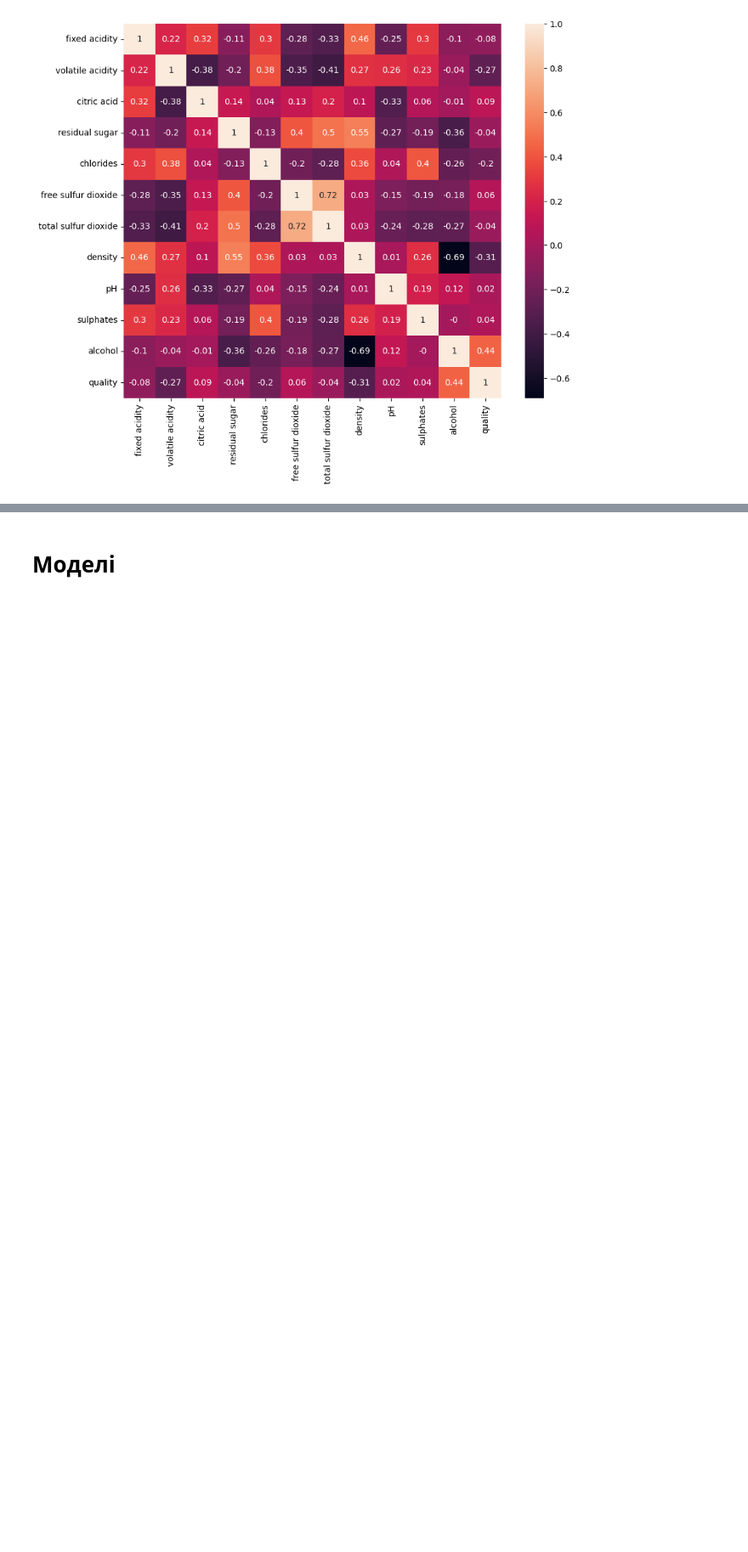
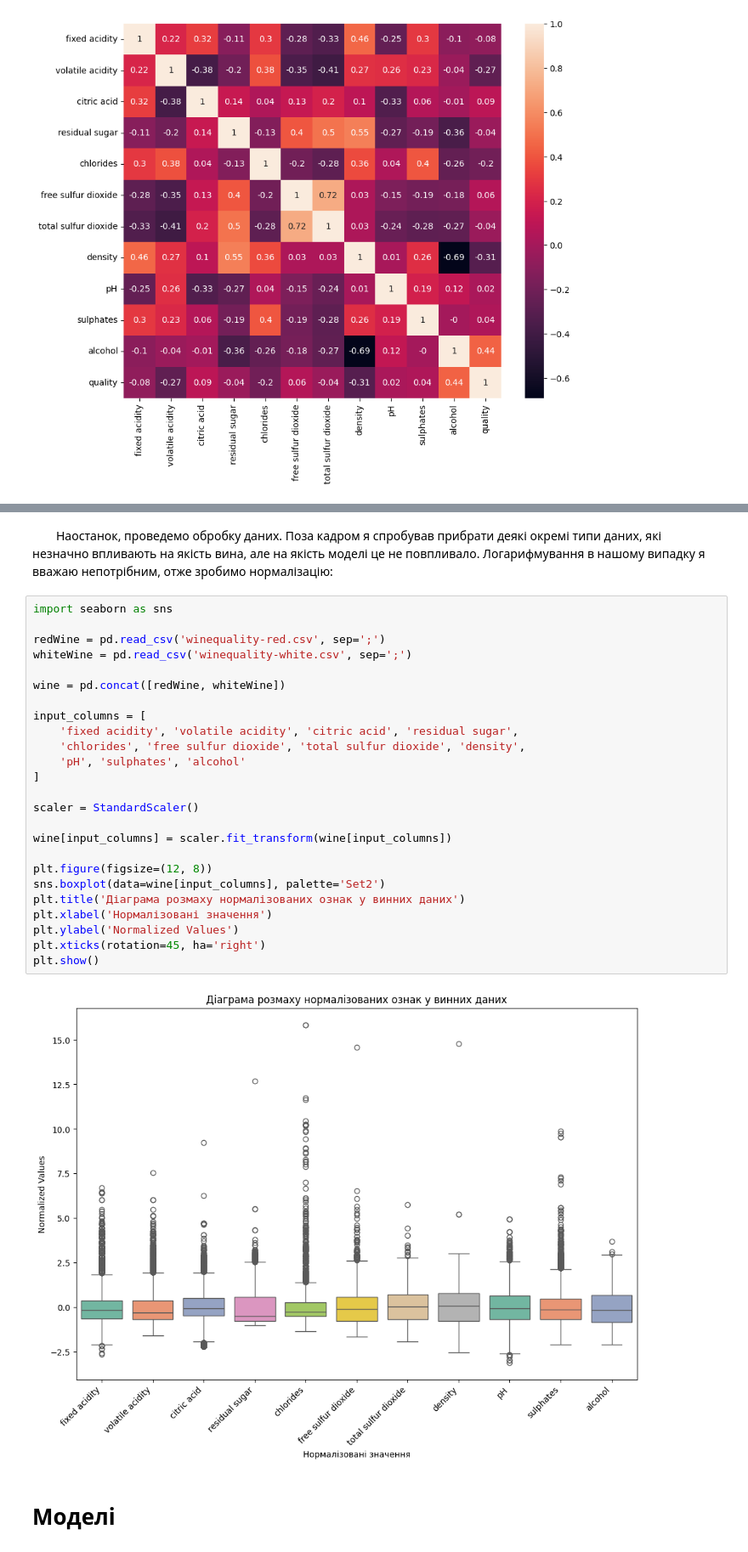
Before and after one commit to ArgasDTiger/Researching-Wines--Vinho-Verde-, a Jupyter notebook: main.ipynb, the cells around one changed output, grey strips where cells are left out. Shown at 85% size. Saved outputs shown, nothing was run; the diff lists cells and outputs as text; blank space fills up the shorter version.

```diff
--- a/main.ipynb
+++ b/main.ipynb
@@ -111,4 +109,33 @@ plot = sns.heatmap(corr_mat_wine, annot = True)
 </ul>
+# %% [markdown]
+&emsp;&emsp;Наостанок, проведемо обробку даних. Поза кадром я спробував прибрати деякі окремі типи даних, які незначно впливають на якість вина, але на якість моделі це не повпливало. Логарифмування в нашому випадку я вважаю непотрібним, отже зробимо нормалізацію:
+# %%
+import seaborn as sns
+
+redWine = pd.read_csv('winequality-red.csv', sep=';')
+whiteWine = pd.read_csv('winequality-white.csv', sep=';')
+
+wine = pd.concat([redWine, whiteWine])
+
+input_columns = [
+    'fixed acidity', 'volatile acidity', 'citric acid', 'residual sugar',
+    'chlorides', 'free sulfur dioxide', 'total sulfur dioxide', 'density',
+    'pH', 'sulphates', 'alcohol'
+]
+
+scaler = StandardScaler()
+
+wine[input_columns] = scaler.fit_transform(wine[input_columns])
+
+plt.figure(figsize=(12, 8))
+sns.boxplot(data=wine[input_columns], palette='Set2')
+plt.title('Діаграма розмаху нормалізованих ознак у винних даних')
+plt.xlabel('Нормалізовані значення')
+plt.ylabel('Normalized Values')
+plt.xticks(rotation=45, ha='right')
+plt.show()
+# %% [output]
+[figure, added]
 # %% [markdown]
 # Моделі
 # %% [markdown]
```
Also changed, not shown: parts of 29 cells of this notebook.
